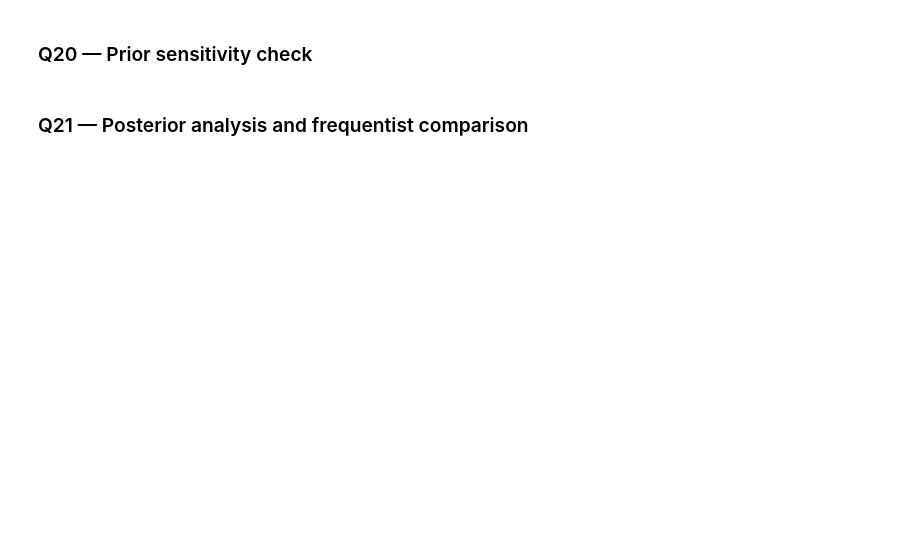
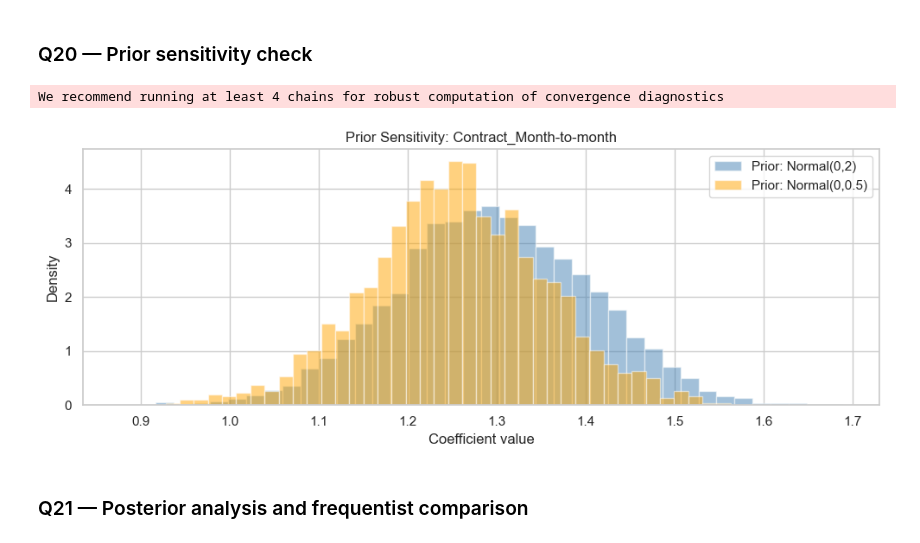
Before and after one commit to rishavdevtiwari/fusemachines-fellowship, a Jupyter notebook: Week6/W6_Probabilistic_Models_Assignment.ipynb, the cells around one changed output. Saved outputs shown, nothing was run; the diff lists cells and outputs as text; code cells hidden in the pictures; blank space fills up the shorter version.

Commit message:
pip install numpyro helped fix the bugged slow code

```diff
--- a/Week6/W6_Probabilistic_Models_Assignment.ipynb
+++ b/Week6/W6_Probabilistic_Models_Assignment.ipynb
@@ -972,30 +1038,53 @@ else:
 # %% [markdown]
 ### Q20 — Prior sensitivity check
 # %%
-# YOUR CODE HERE
 # 1. Refit the model with a tighter prior Normal(0, 0.5) on beta
 # 2. Overlay the two posteriors for the Contract_Month-to-month coefficient
 # 3. Decide: are the posteriors prior-robust or does the prior dominate?
+
 contract_idx = next((i for i, c in enumerate(feature_cols)
                      if 'Month-to-month' in c), 0)
+
 with pm.Model() as bayes_lr_tight:
     intercept_t = pm.Normal('intercept', mu=0, sigma=5)
     beta_t      = pm.Normal('beta', mu=0, sigma=0.5, shape=n_features)   # tighter
-    mu_t        = pm.Deterministic('mu', pm.math.sigmoid(
-        intercept_t + pm.math.dot(X_tr_scaled, beta_t)))
+
+    #  Removed pm.Deterministic
+    mu_t        = pm.math.sigmoid(intercept_t + pm.math.dot(X_tr_scaled, beta_t))
+
     y_obs_t     = pm.Bernoulli('y_obs', p=mu_t, observed=y_tr_mc)
-    idata_tight = pm.sample(draws=1000, tune=500, chains=2,
-                            target_accept=0.90, random_seed=42,
-                            return_inferencedata=True, progressbar=False)
+
+    #  Added cores=2, progressbar=True, and numpyro
+    idata_tight = pm.sample(
+        draws=1000,
+        tune=500,
+        chains=2,
+        cores=2,              # Run chains simultaneously
+        nuts_sampler="numpyro", # Use the fast C++ backend
+        target_accept=0.90,
+        random_seed=42,
+        return_inferencedata=True,
+        progressbar=True      # So you can see it moving
+    )
+
 samples_orig  = idata.posterior['beta'].values[:, :, contract_idx].flatten()
 samples_tight = idata_tight.posterior['beta'].values[:, :, contract_idx].flatten()
-# YOUR CODE HERE: plot the two posteriors overlaid
+
+# plot the two posteriors overlaid
+import matplotlib.pyplot as plt
+
 fig, ax = plt.subplots(figsize=(10, 4))
 ax.hist(samples_orig, bins=40, alpha=0.5, density=True, label='Prior: Normal(0,2)', color='steelblue')
 ax.hist(samples_tight, bins=40, alpha=0.5, density=True, label='Prior: Normal(0,0.5)', color='orange')
-ax.set_xlabel('Coefficient value'); ax.set_ylabel('Density')
-ax.legend(); ax.set_title('Prior Sensitivity: Contract_Month-to-month')
-plt.tight_layout(); plt.show()
+ax.set_xlabel('Coefficient value')
+ax.set_ylabel('Density')
+ax.legend()
+ax.set_title('Prior Sensitivity: Contract_Month-to-month')
+plt.tight_layout()
+plt.show()
+# %% [output]
+We recommend running at least 4 chains for robust computation of convergence diagnostics
+[figure, added]
 # %% [markdown]
 ### Q21 — Posterior analysis and frequentist comparison
 # %%
```
Also changed, not shown: parts of 5 cells of this notebook, 1 other file.
